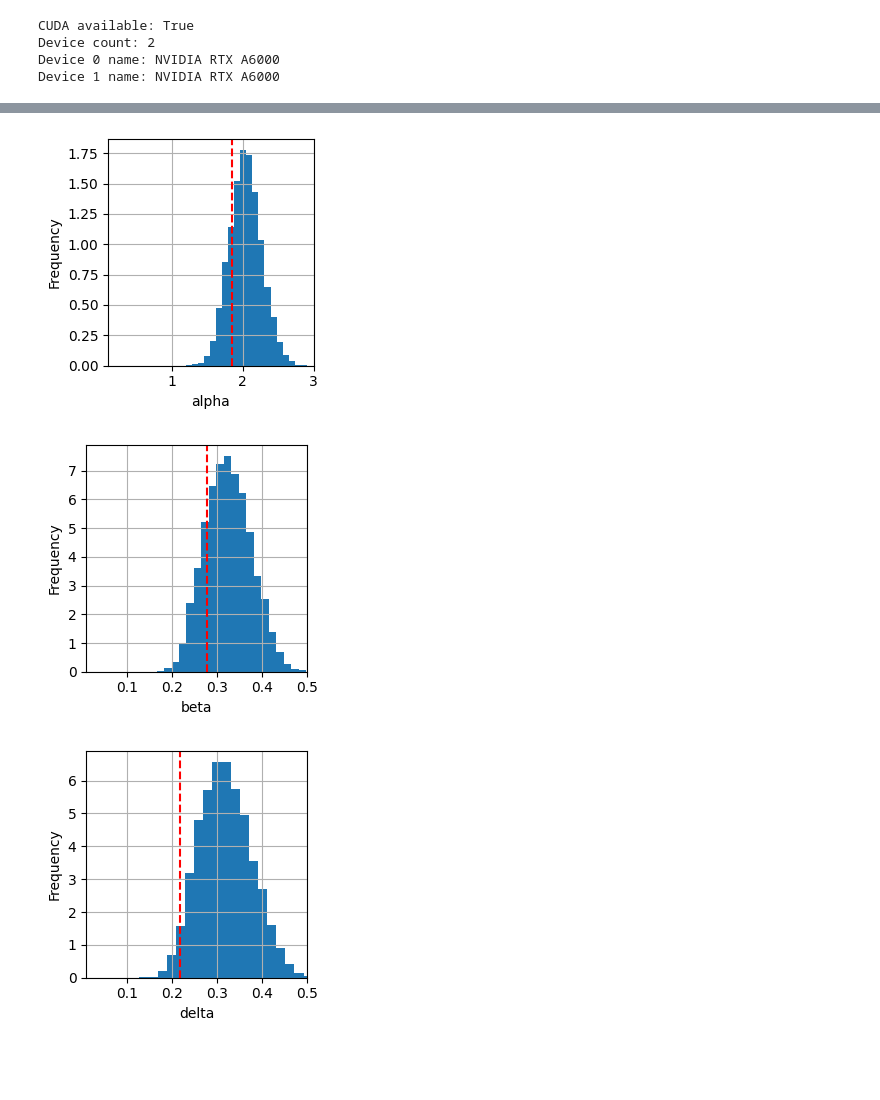
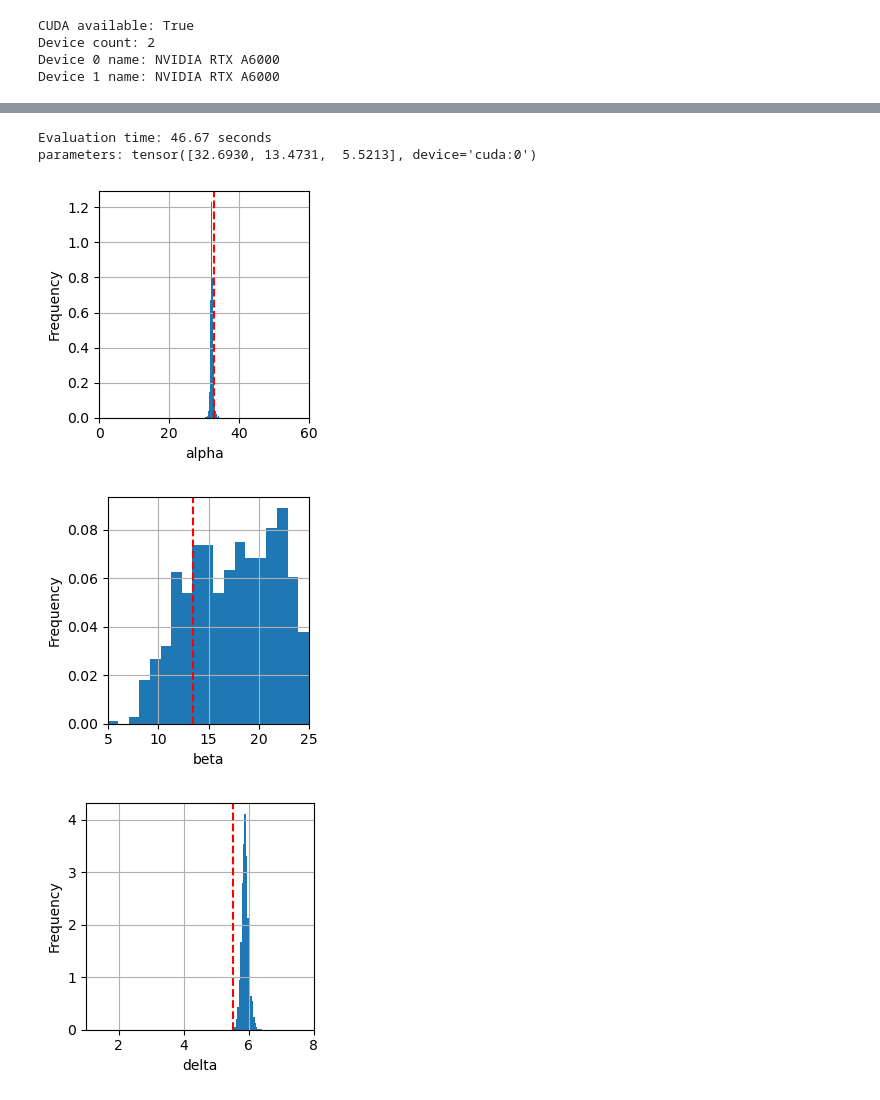
Before and after one commit to Arya-Honarpisheh/DiffSysId, a Jupyter notebook: check.ipynb, the cells around one changed output, grey strips where cells are left out. Saved outputs shown, nothing was run; the diff lists cells and outputs as text; code cells hidden in the pictures; blank space fills up the shorter version.

```diff
--- a/check.ipynb
+++ b/check.ipynb
@@ -96,9 +96,9 @@ The initial conditions used: tensor([66.3345, 40.5826])
 # %%
 # check a model
-modelfolder = "LotkaVolterra_fold0_20250917_204653"
-datafolder = "LotkaVolterra_S_10000_T_20.0_dt_0.001_seq_len_60_seed_0"
+modelfolder = "Lorenz_fold0_20251008_141616"
+datafolder = "Lorenz_S_10000_T_20.0_dt_0.001_seq_len_100_seed_0"
 device = "cuda:0"
-nsample = 10000
+nsample = 1000
 dataset = "./data/" + datafolder + "/dataset.pt"
 config_data = "./data/" + datafolder + "/config.yaml"
 with open(config_data, "r") as f:
@@ -154,7 +154,7 @@ for i in range(parameters.shape[0]):
     plt.xlim(config_data["parameters_low"][i], config_data["parameters_high"][i])
     plt.grid(True)
     plt.tight_layout()
-    plt.savefig(f"68712590b501eca7049e50dd/P{i}.pdf", dpi=300, bbox_inches='tight')
+    plt.savefig(f"results/P{i}.pdf", dpi=300, bbox_inches='tight')
 
 plt.figure(figsize=(4,4))
 plt.hist2d(identified_parameters[:, 1], identified_parameters[:, 2], bins=50, cmap='Blues', density=True)
@@ -165,7 +165,7 @@ plt.ylim(config_data["parameters_low"][2], config_data["parameters_high"][2])
 plt.colorbar(label="Density")
 plt.grid(True)
 plt.tight_layout()
-plt.savefig(f"68712590b501eca7049e50dd/beta_delta_dist.pdf", dpi=300, bbox_inches='tight')
+plt.savefig(f"results/beta_delta_dist.pdf", dpi=300, bbox_inches='tight')
 # %% [output]
 train:
     epochs: 100
@@ -187,3 +187,5 @@ parameters: tensor([1.8480, 0.2770, 0.2176, 1.9731], device='cuda:0')
+Evaluation time: 46.67 seconds
+parameters: tensor([32.6930, 13.4731,  5.5213], device='cuda:0')
-[figure, old version]
+[figure, new version]
-[figure, old version]
+[figure, new version]
-[figure, old version]
+[figure, new version]
```
Also changed, not shown: parts of 3 cells of this notebook, 16 other files.
